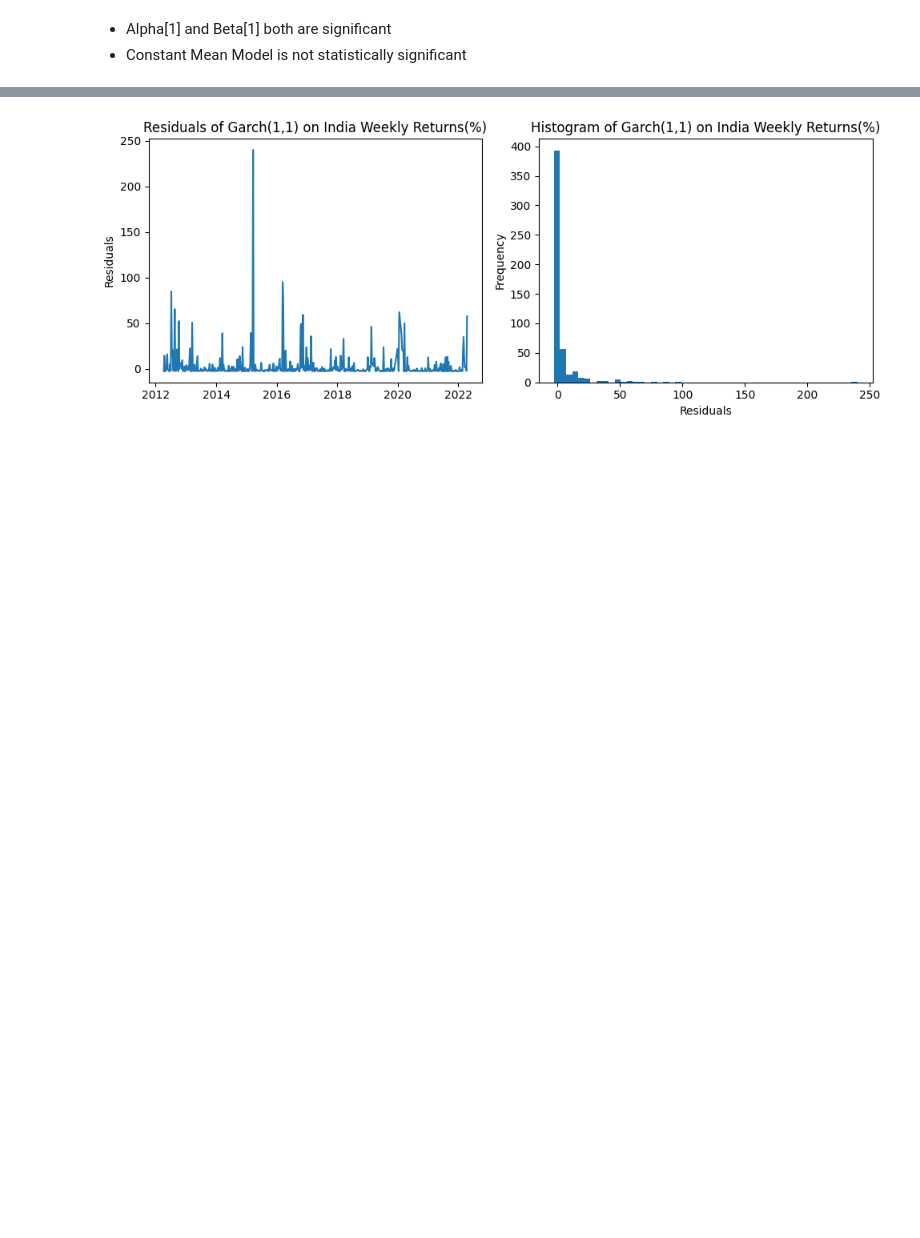
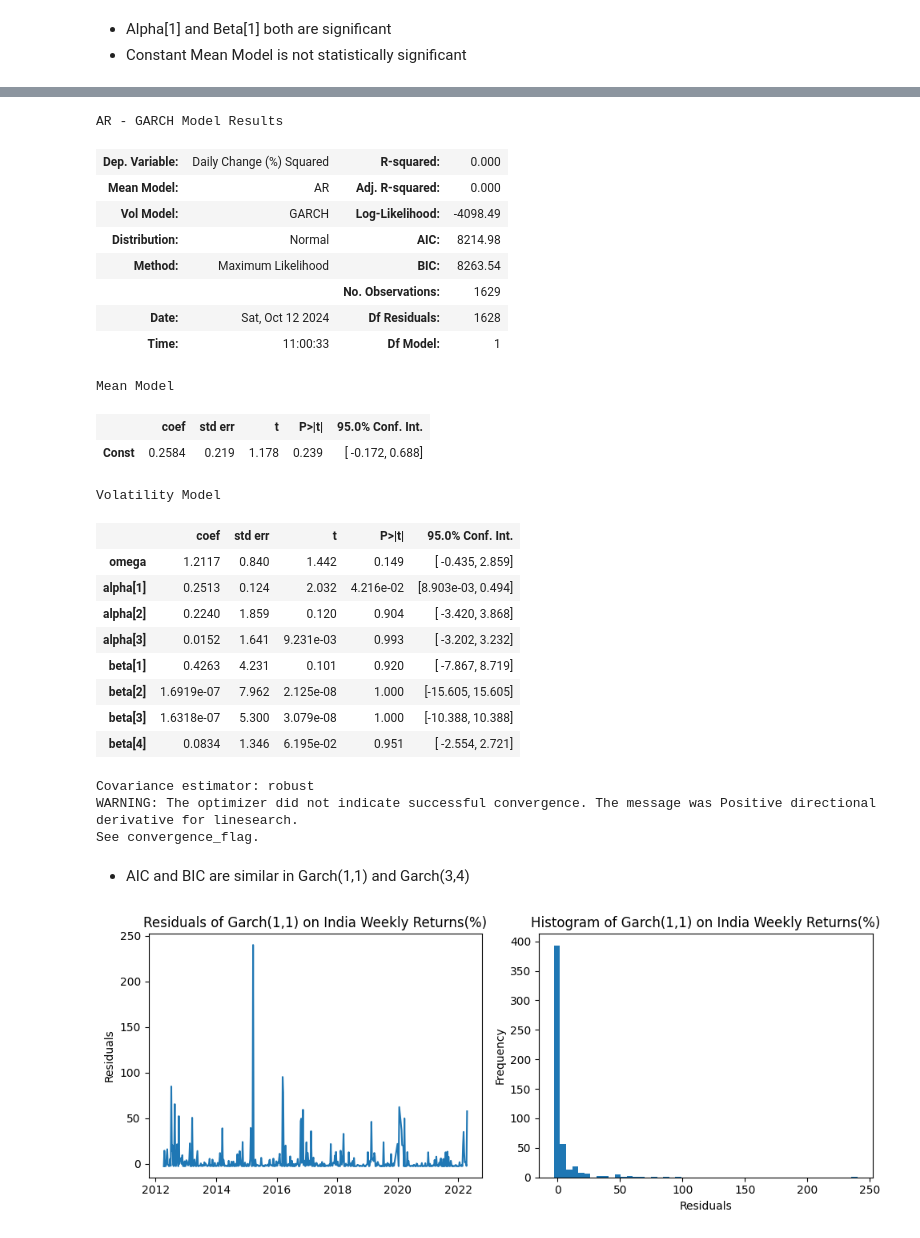
Before and after one commit to yadavayush7028/Volatility_Prediction, a Jupyter notebook: garch.ipynb, the cells around one changed output, grey strips where cells are left out. Cells and saved outputs as stored; diff of their text form; code cells hidden in the pictures; blank space fills up the shorter version.

```diff
--- a/garch.ipynb
+++ b/garch.ipynb
@@ -139,3 +165,33 @@ Covariance estimator: robust
+# %%
+df
+# %% [output]
+AR - GARCH Model Results
+| Dep. Variable: | Daily Change (%) Squared | R-squared: | 0.000 |
+| Mean Model: | AR | Adj. R-squared: | 0.000 |
+| Vol Model: | GARCH | Log-Likelihood: | -4098.49 |
+| Distribution: | Normal | AIC: | 8214.98 |
+| Method: | Maximum Likelihood | BIC: | 8263.54 |
+|  |  | No. Observations: | 1629 |
+| Date: | Sat, Oct 12 2024 | Df Residuals: | 1628 |
+| Time: | 11:00:33 | Df Model: | 1 |
+Mean Model
+|  | coef | std err | t | P>|t| | 95.0% Conf. Int. |
+| Const | 0.2584 | 0.219 | 1.178 | 0.239 | [ -0.172, 0.688] |
+Volatility Model
+|  | coef | std err | t | P>|t| | 95.0% Conf. Int. |
+| omega | 1.2117 | 0.840 | 1.442 | 0.149 | [ -0.435, 2.859] |
+| alpha[1] | 0.2513 | 0.124 | 2.032 | 4.216e-02 | [8.903e-03, 0.494] |
+| alpha[2] | 0.2240 | 1.859 | 0.120 | 0.904 | [ -3.420, 3.868] |
+| alpha[3] | 0.0152 | 1.641 | 9.231e-03 | 0.993 | [ -3.202, 3.232] |
+| beta[1] | 0.4263 | 4.231 | 0.101 | 0.920 | [ -7.867, 8.719] |
+| beta[2] | 1.6919e-07 | 7.962 | 2.125e-08 | 1.000 | [-15.605, 15.605] |
+| beta[3] | 1.6318e-07 | 5.300 | 3.079e-08 | 1.000 | [-10.388, 10.388] |
+| beta[4] | 0.0834 | 1.346 | 6.195e-02 | 0.951 | [ -2.554, 2.721] |
+Covariance estimator: robust
+WARNING: The optimizer did not indicate successful convergence. The message was Positive directional derivative for linesearch.
+See convergence_flag.
+# %% [markdown]
+- AIC and BIC are similar in Garch(1,1) and Garch(3,4)
 # %%
 df, residuals, std_residuals = model(india_weekly, 1, 1)
 
```
Also changed, not shown: parts of 5 cells of this notebook, 3 other files.
